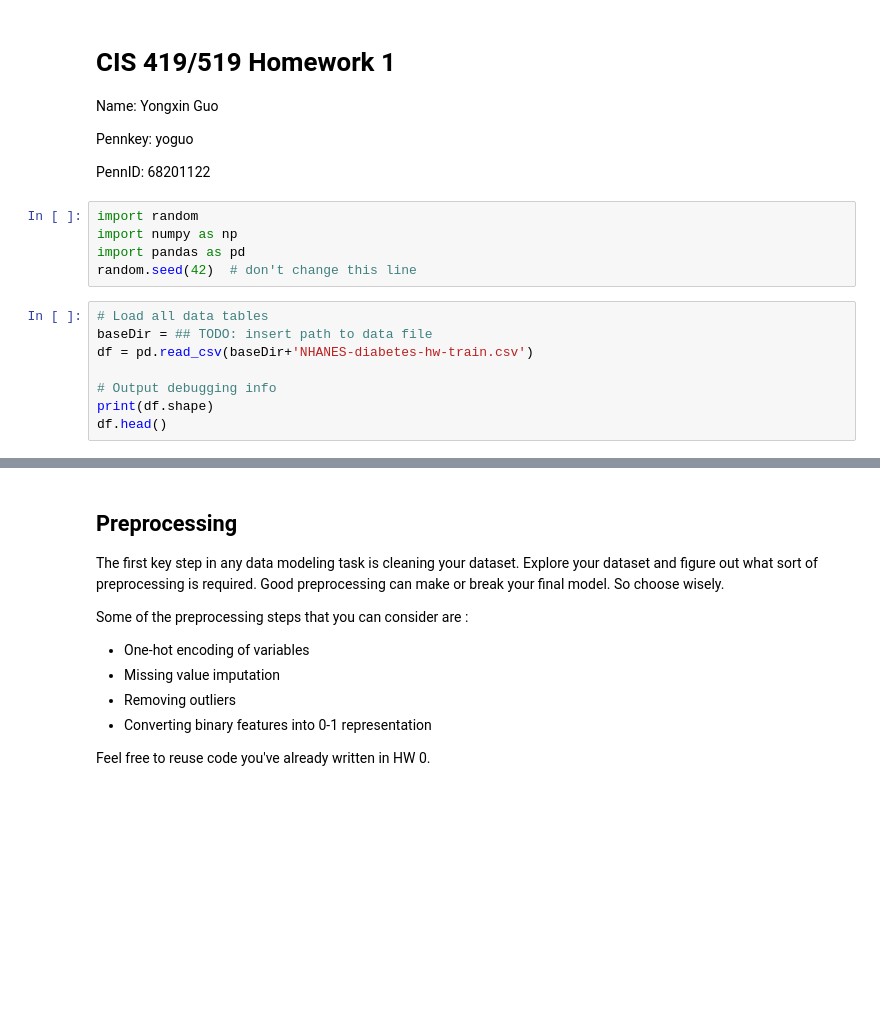
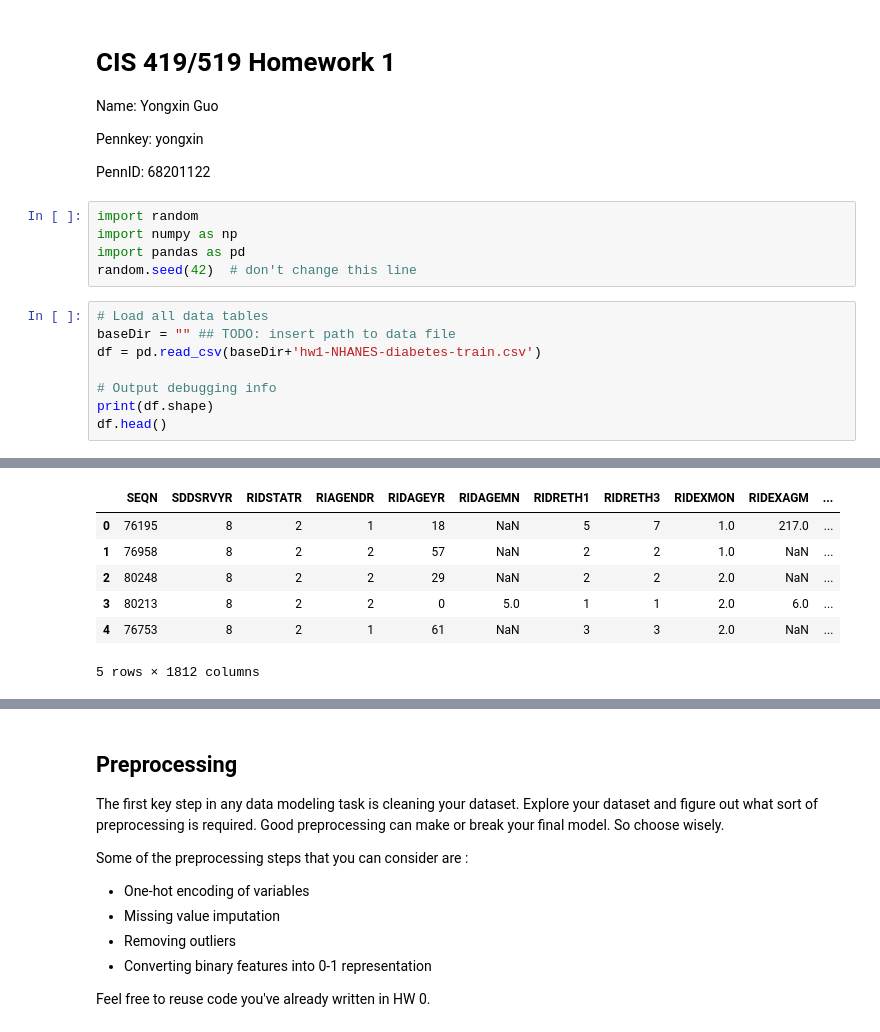
Before and after one commit to YongxinJackGuo/CIS519-Machine-Learning, a Jupyter notebook: HW1/cis519_hw1_solution.ipynb, the cells around one changed output, grey strips where cells are left out. Saved outputs shown, nothing was run; the diff lists cells and outputs as text; blank space fills up the shorter version.

```diff
--- a/HW1/cis519_hw1_solution.ipynb
+++ b/HW1/cis519_hw1_solution.ipynb
@@ -3,7 +3,7 @@
 
 Name: Yongxin Guo
 
-Pennkey: yoguo
+Pennkey: yongxin
 
 PennID: 68201122
 # %%
@@ -13,8 +13,8 @@ import pandas as pd
 random.seed(42)  # don't change this line
 # %%
 # Load all data tables
-baseDir = ## TODO: insert path to data file
-df = pd.read_csv(baseDir+'NHANES-diabetes-hw-train.csv')
+baseDir = "" ## TODO: insert path to data file
+df = pd.read_csv(baseDir+'hw1-NHANES-diabetes-train.csv')
 
 # Output debugging info
 print(df.shape)
@@ -24,3 +24,10 @@ SyntaxError: invalid syntax (<ipython-input-2-c1ca36f9ad02>, line 2)
+|  | SEQN | SDDSRVYR | RIDSTATR | RIAGENDR | RIDAGEYR | RIDAGEMN | RIDRETH1 | RIDRETH3 | RIDEXMON | RIDEXAGM | ... |
+| 0 | 76195 | 8 | 2 | 1 | 18 | NaN | 5 | 7 | 1.0 | 217.0 | ... |
+| 1 | 76958 | 8 | 2 | 2 | 57 | NaN | 2 | 2 | 1.0 | NaN | ... |
+| 2 | 80248 | 8 | 2 | 2 | 29 | NaN | 2 | 2 | 2.0 | NaN | ... |
+| 3 | 80213 | 8 | 2 | 2 | 0 | 5.0 | 1 | 1 | 2.0 | 6.0 | ... |
+| 4 | 76753 | 8 | 2 | 1 | 61 | NaN | 3 | 3 | 2.0 | NaN | ... |
+5 rows × 1812 columns
 # %%
 # Print information about the dataset
 print('Percentage of instances with missing features:')
```
Also changed, not shown: parts of 12 cells of this notebook, 2 other files.
